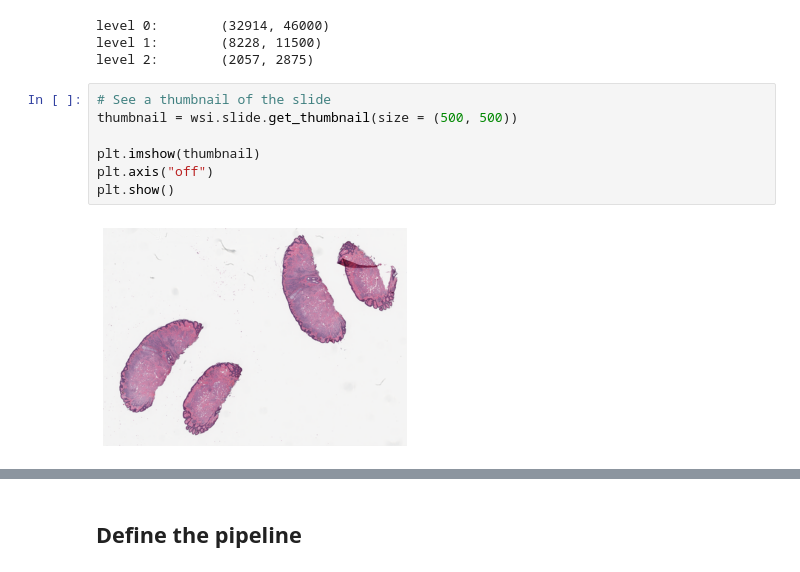
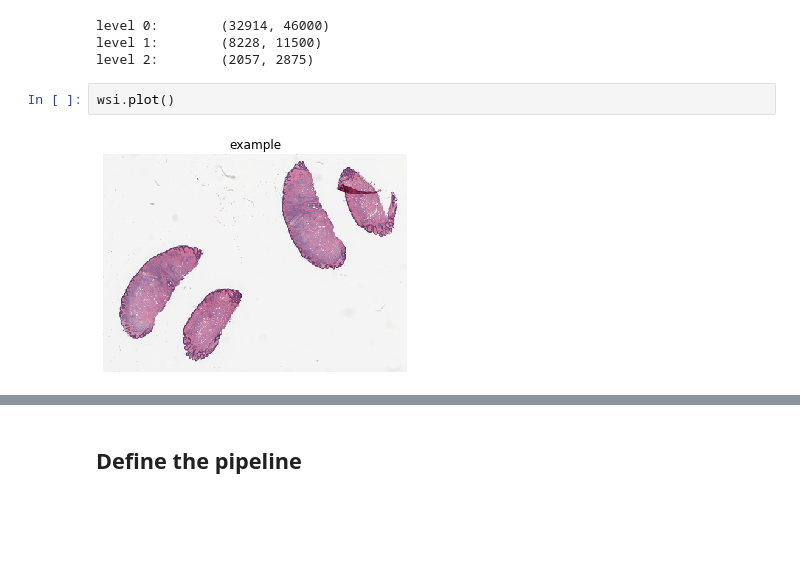
Before and after one commit to Dana-Farber-AIOS/pathml, a Jupyter notebook: examples/preprocessing_pipeline.ipynb, the cells around one changed output, grey strips where cells are left out. Saved outputs shown, nothing was run; the diff lists cells and outputs as text; blank space fills up the shorter version.

```diff
--- a/examples/preprocessing_pipeline.ipynb
+++ b/examples/preprocessing_pipeline.ipynb
@@ -18,14 +23,9 @@ for i in range(3):
 level 0:        (32914, 46000)
 level 1:        (8228, 11500)
 level 2:        (2057, 2875)
-# %%
-# See a thumbnail of the slide
-thumbnail = wsi.slide.get_thumbnail(size = (500, 500))
-
-plt.imshow(thumbnail)
-plt.axis("off")
-plt.show()
-# %% [output]
-[figure, removed]
+# %%
+wsi.plot()
+# %% [output]
+[figure, added]
 # %%
 # Look at some specific regions
```
Also changed, not shown: parts of 17 cells of this notebook.
